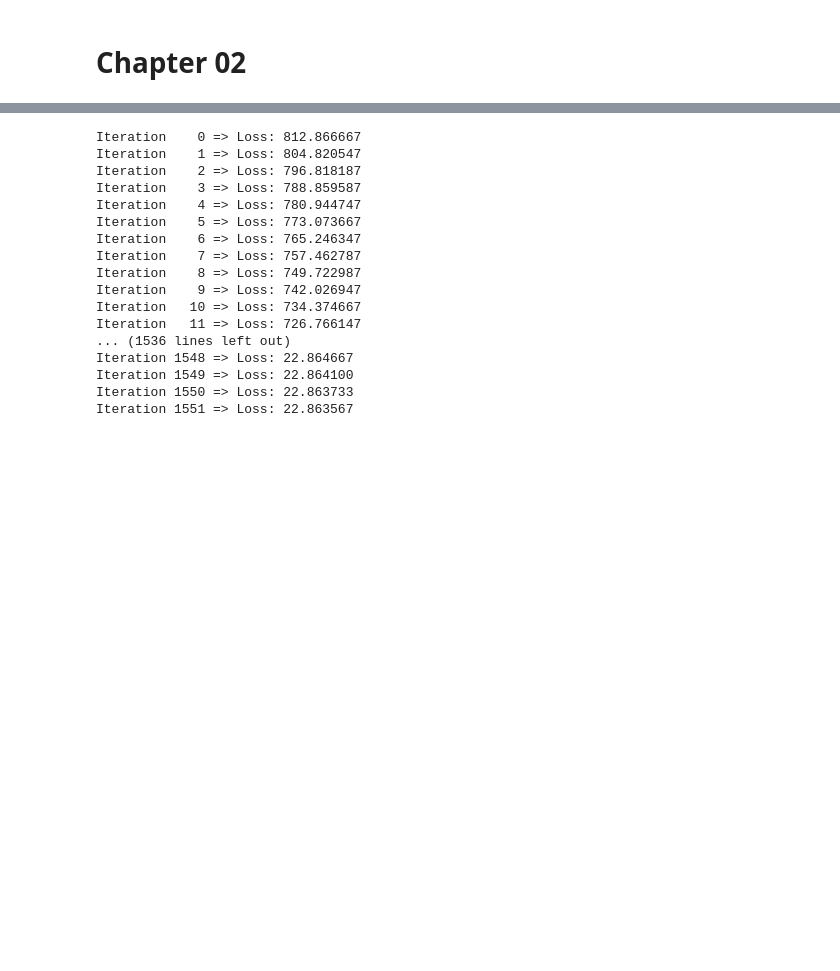
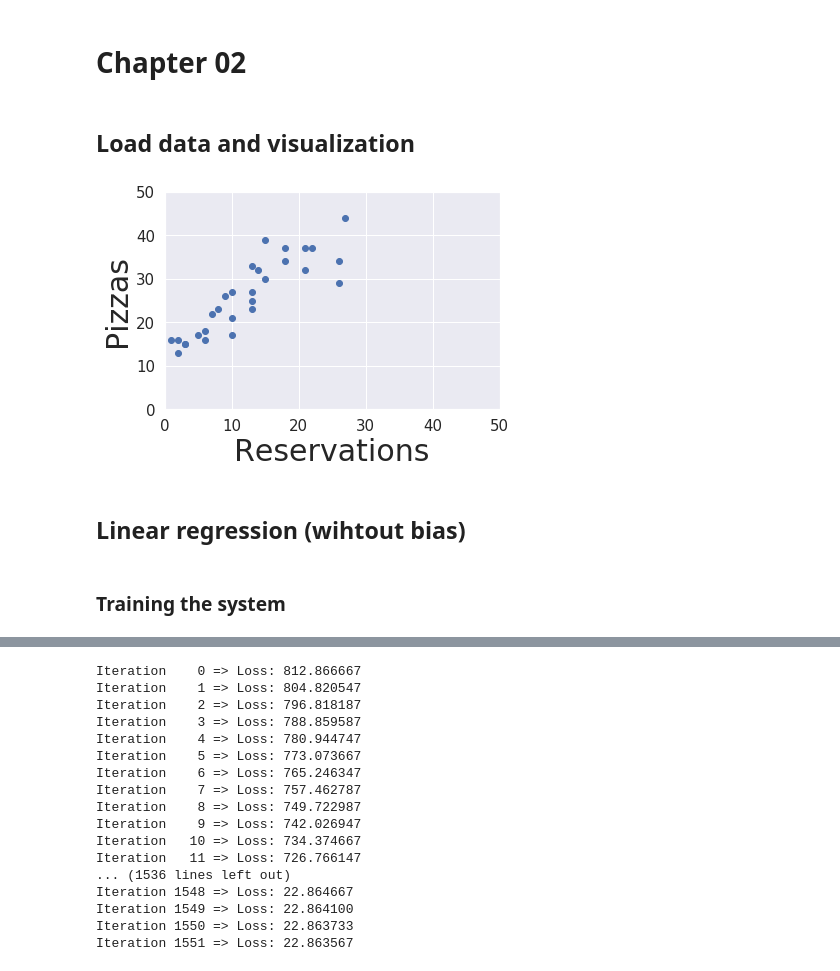
Before and after one commit to eLafo/pml, a Jupyter notebook: Notebook.ipynb, the cells around one changed output, grey strips where cells are left out. Saved outputs shown, nothing was run; the diff lists cells and outputs as text; code cells hidden in the pictures; blank space fills up the shorter version.

```diff
--- a/Notebook.ipynb
+++ b/Notebook.ipynb
@@ -13,2 +9,17 @@ from lib import linear_regression
+# %% [markdown]
+## Load data and visualization
 # %%
-X, Y = np.loadtxt("data/pizza.txt", skiprows=1, unpack=True)
+X, Y = np.loadtxt("pizza.txt", skiprows=1, unpack=True)
+# %%
+sns.set()                                                # activate Seaborn
+plt.axis([0, 50, 0, 50])                                 # scale axes (0 to 50)
+plt.xticks(fontsize=15)                                  # set x axis ticks
+plt.yticks(fontsize=15)                                  # set y axis ticks
+plt.xlabel("Reservations", fontsize=30)                  # set x axis label
+plt.ylabel("Pizzas", fontsize=30)                        # set y axis label
+plt.plot(X, Y, "bo")                                     # plot data
+plt.show()                                               # display chart
+# %% [output]
+[figure, added]
+# %% [markdown]
+## Linear regression (wihtout bias)
@@ -15 +45,3 @@ X, Y = np.loadtxt("data/pizza.txt", skiprows=1, unpack=True)
+# %% [markdown]
+### Training the system
 # %%
```
Also changed, not shown: parts of 37 cells of this notebook, 4 other files.
